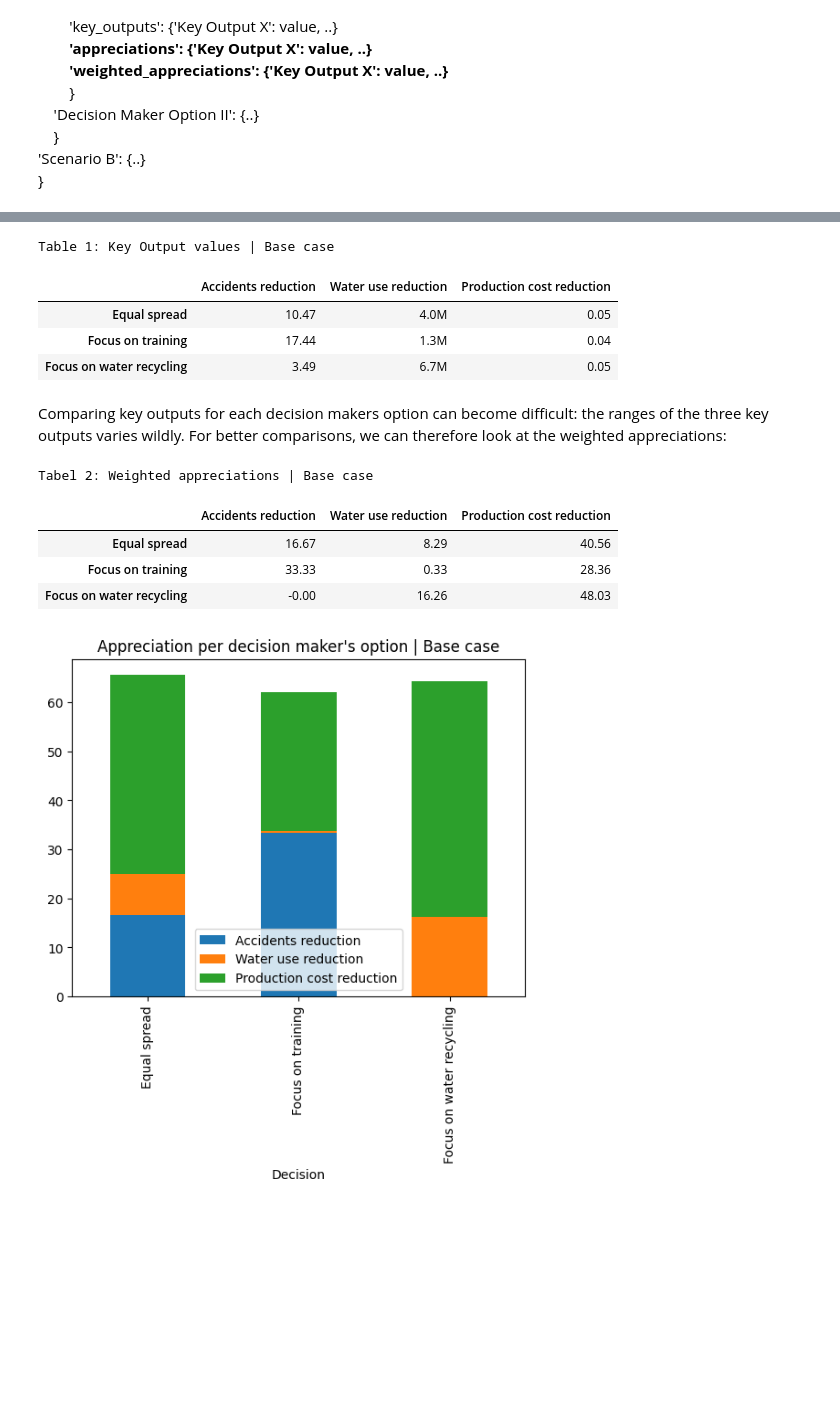
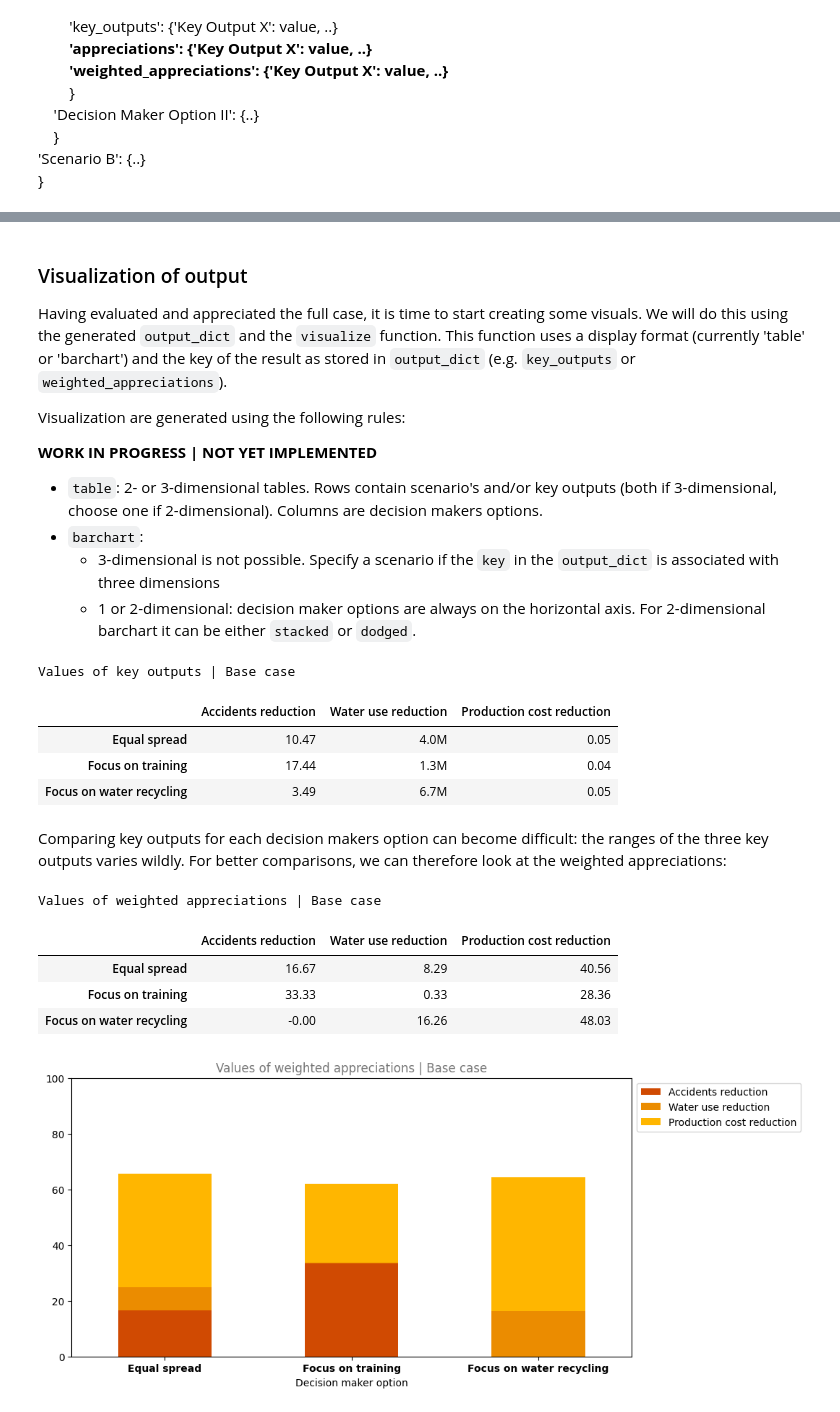
Before and after one commit to responsible-business-decision-making/trbs, a Jupyter notebook: model/analyze_case.ipynb, the cells around one changed output, grey strips where cells are left out. Saved outputs shown, nothing was run; the diff lists cells and outputs as text; code cells hidden in the pictures; blank space fills up the shorter version.

Commit message:
update Visualize class

```diff
--- a/model/analyze_case.ipynb
+++ b/model/analyze_case.ipynb
@@ -149,10 +151,21 @@ case.output_dict['Base case']
   'weighted_appreciations': {'Accidents reduction': -0.0,
    'Water use reduction': 16.260162601626014,
    'Production cost reduction': 48.03156856232666}}}
+# %% [markdown]
+### Visualization of output
+Having evaluated and appreciated the full case, it is time to start creating some visuals. We will do this using the generated `output_dict` and the `visualize` function. This function uses a display format (currently 'table' or 'barchart') and the key of the result as stored in `output_dict` (e.g. `key_outputs` or `weighted_appreciations`).
+
+Visualization are generated using the following rules:
+
+**WORK IN PROGRESS | NOT YET IMPLEMENTED**
+- `table`: 2- or 3-dimensional tables. Rows contain scenario's and/or key outputs (both if 3-dimensional, choose one if 2-dimensional). Columns are decision makers options.
+- `barchart`:
+    - 3-dimensional is not possible. Specify a scenario if the `key` in the `output_dict` is associated with three dimensions
+    - 1 or 2-dimensional: decision maker options are always on the horizontal axis. For 2-dimensional barchart it can be either `stacked` or `dodged`.
 # %%
-case.visualize('key_output_table', 'Base case')
+case.visualize('table', 'key_outputs', scenario='Base case')
 # %% [output]
-Table 1: Key Output values | Base case
+Values of key outputs | Base case
 |  | Accidents reduction | Water use reduction | Production cost reduction |
 | Equal spread | 10.47 | 4.0M | 0.05 |
 | Focus on training | 17.44 | 1.3M | 0.04 |
@@ -160,14 +173,14 @@ Table 1: Key Output values | Base case
 # %% [markdown]
 Comparing key outputs for each decision makers option can become difficult: the ranges of the three key outputs varies wildly. For better comparisons, we can therefore look at the weighted appreciations:
 # %%
-case.visualize('appreciation_table', 'Base case')
+case.visualize('table', 'weighted_appreciations', scenario='Base case')
 # %% [output]
-Tabel 2: Weighted appreciations | Base case
+Values of weighted appreciations | Base case
 |  | Accidents reduction | Water use reduction | Production cost reduction |
 | Equal spread | 16.67 | 8.29 | 40.56 |
 | Focus on training | 33.33 | 0.33 | 28.36 |
 | Focus on water recycling | -0.00 | 16.26 | 48.03 |
 # %%
-case.visualize('appreciation_per_dmo', 'Base case')
+case.visualize('barchart', 'weighted_appreciations', scenario="Base case")
 # %% [output]
-[figure, old version]
+[figure, new version]
```
Also changed, not shown: parts of 8 cells of this notebook, 6 other files.
